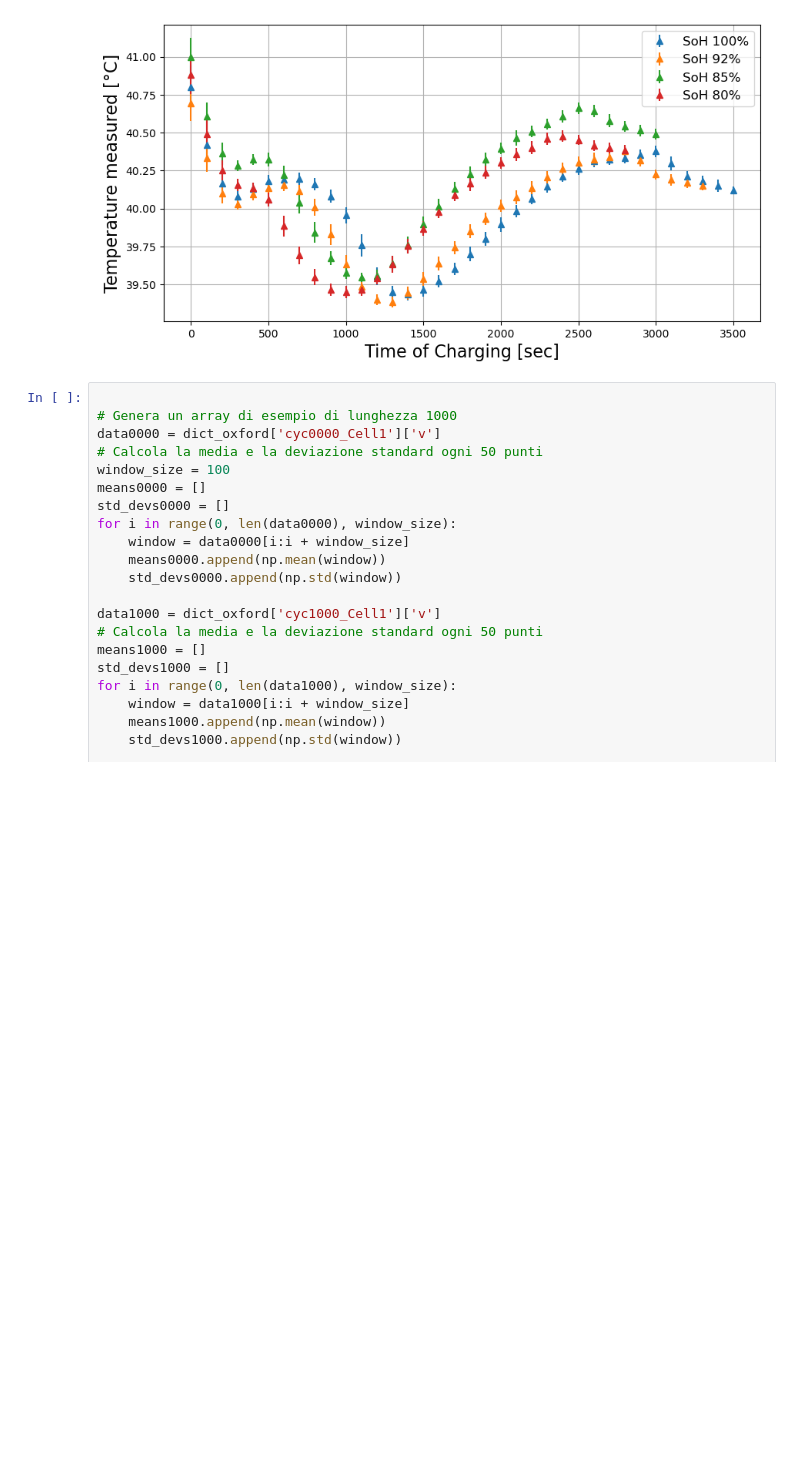
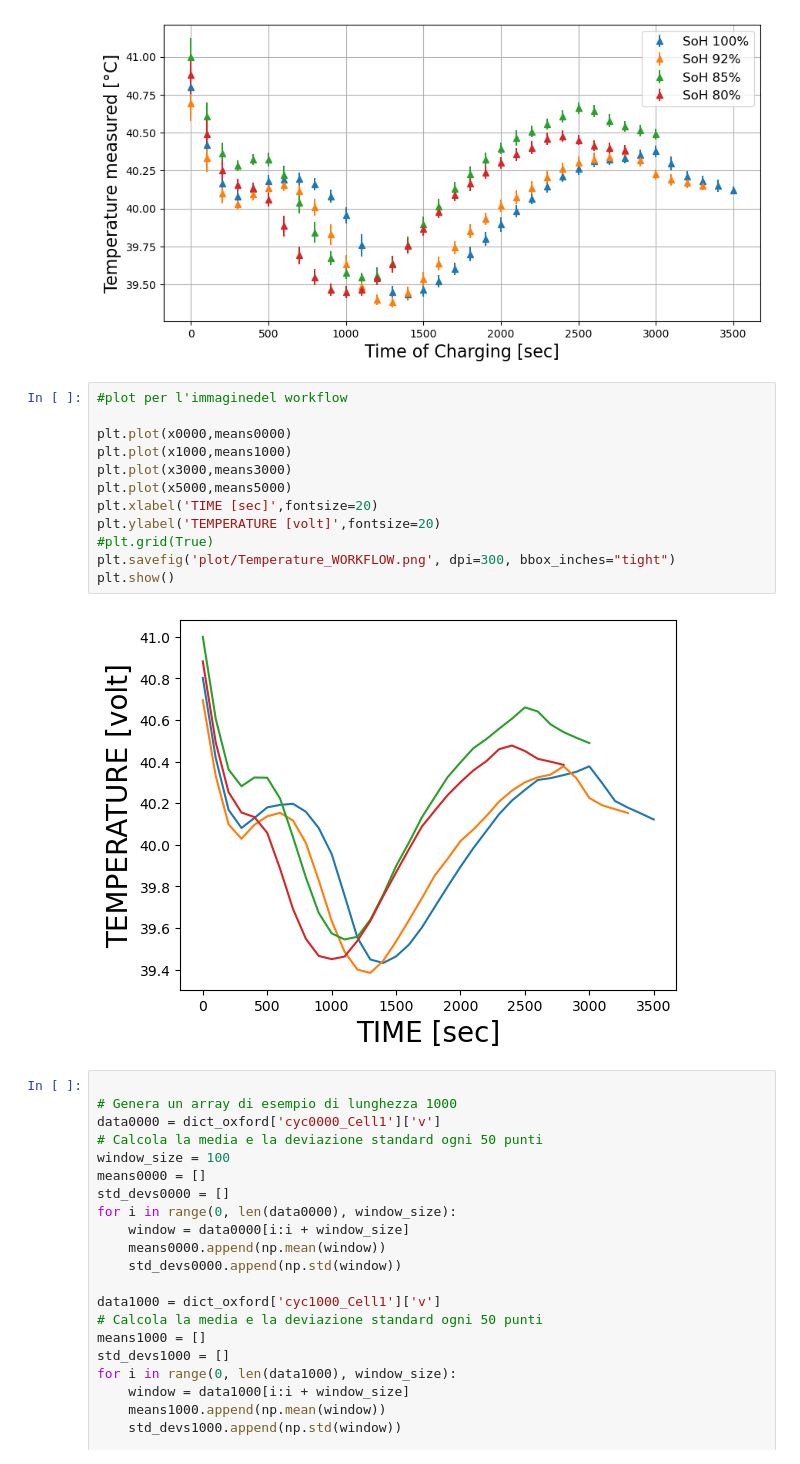
Before and after one commit to alessandroPetz/TSC_for_SoH, a Jupyter notebook: battery_tsc_experiment1.ipynb, the cells around one changed output. Cells and saved outputs as stored; diff of their text form; blank space fills up the shorter version.

Commit message:
plot added

```diff
--- a/battery_tsc_experiment1.ipynb
+++ b/battery_tsc_experiment1.ipynb
@@ -237,6 +235,20 @@ plt.grid(True)
 plt.savefig('plot/Temperature_Measured_oxford.png', dpi=300, bbox_inches="tight")
 # %% [output]
 [figure]
+# %%
+#plot per l'immaginedel workflow
+
+plt.plot(x0000,means0000)
+plt.plot(x1000,means1000)
+plt.plot(x3000,means3000)
+plt.plot(x5000,means5000)
+plt.xlabel('TIME [sec]',fontsize=20)
+plt.ylabel('TEMPERATURE [volt]',fontsize=20)
+#plt.grid(True)
+plt.savefig('plot/Temperature_WORKFLOW.png', dpi=300, bbox_inches="tight")
+plt.show()
+# %% [output]
+[figure, added]
 # %%
 
 # Genera un array di esempio di lunghezza 1000
```
Also changed, not shown: parts of 4 cells of this notebook, 3 other files.
